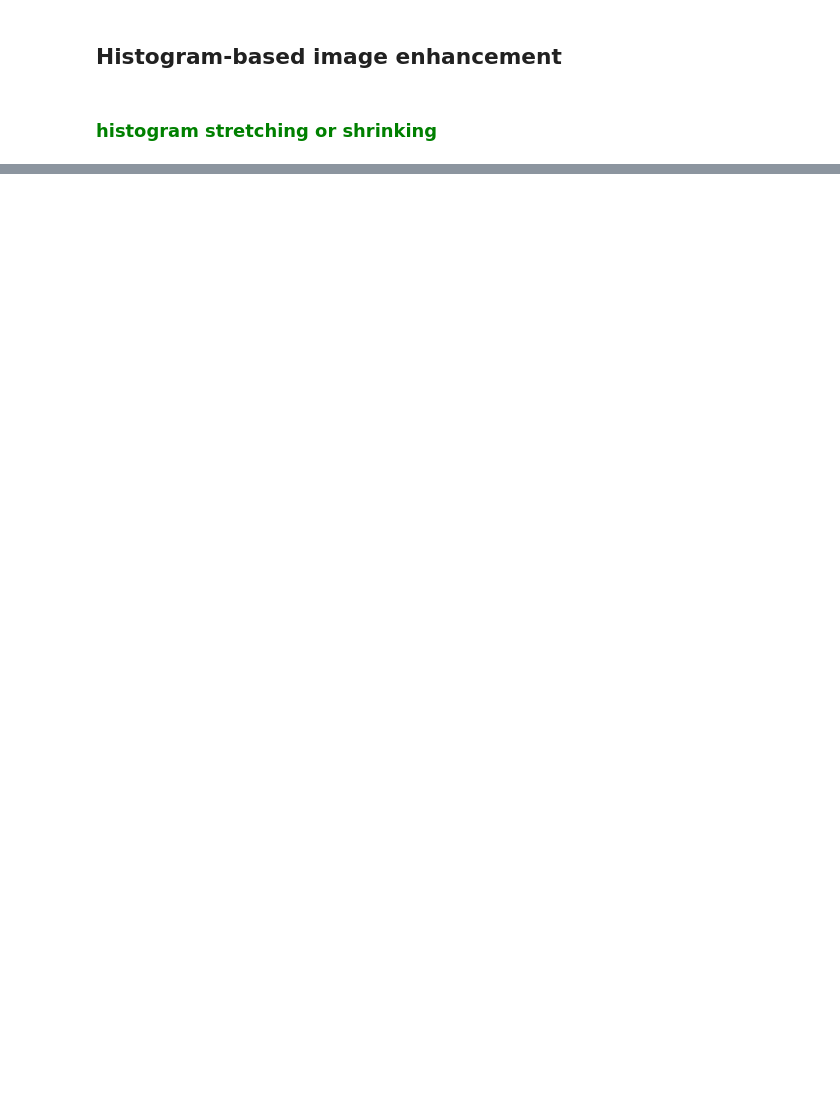
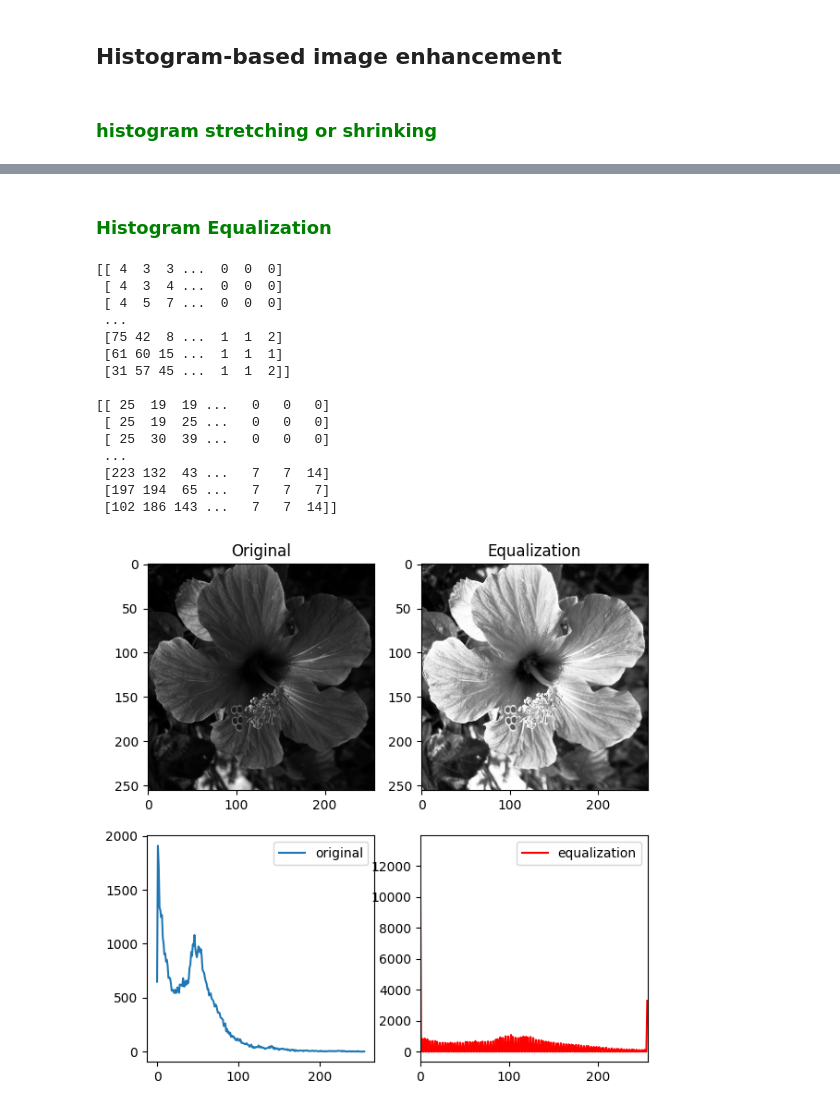
Before and after one commit to kkariste/Image-Enhancement, a Jupyter notebook: histogram_enhancement.ipynb, the cells around one changed output, grey strips where cells are left out. Drawn from its saved outputs; the diff is of its cells as text; code cells hidden in the pictures; blank space fills up the shorter version.

```diff
--- a/histogram_enhancement.ipynb
+++ b/histogram_enhancement.ipynb
@@ -34,0 +37,36 @@ plt.show()
+# %% [markdown]
+### <span style=color:green> Histogram Equalization </span>
+# %%
+# Equalization
+plant_eq = cv2.equalizeHist(plant)  # We can also use skimage here
+
+# Histogram
+plant_eq_hist = cv2.calcHist([plant_rescale],channels=[0], mask=None, histSize=[256], ranges=[0,256])
+
+print(plant,"\n")
+print(plant_eq)
+
+# Plotting results
+plt.figure(figsize=[7,7])
+plt.subplot(221); plt.imshow(plant, cmap="gray"); plt.title("Original")
+plt.subplot(222); plt.imshow(plant_eq, cmap="gray"); plt.title("Equalization")
+plt.subplot(223); plt.plot(plant_hist, label="original");plt.legend()  # Add plt.savefig() to save in current folder
+plt.subplot(224); plt.plot(plant_eq_hist, label="equalization", color='r'); plt.xlim([0, 256]); plt.legend()
+plt.show()
+# %% [output]
+[[ 4  3  3 ...  0  0  0]
+ [ 4  3  4 ...  0  0  0]
+ [ 4  5  7 ...  0  0  0]
+ ...
+ [75 42  8 ...  1  1  2]
+ [61 60 15 ...  1  1  1]
+ [31 57 45 ...  1  1  2]]
+
+[[ 25  19  19 ...   0   0   0]
+ [ 25  19  25 ...   0   0   0]
+ [ 25  30  39 ...   0   0   0]
+ ...
+ [223 132  43 ...   7   7  14]
+ [197 194  65 ...   7   7   7]
+ [102 186 143 ...   7   7  14]]
+[figure, added]
```
Also changed, not shown: parts of 1 cell of this notebook.
